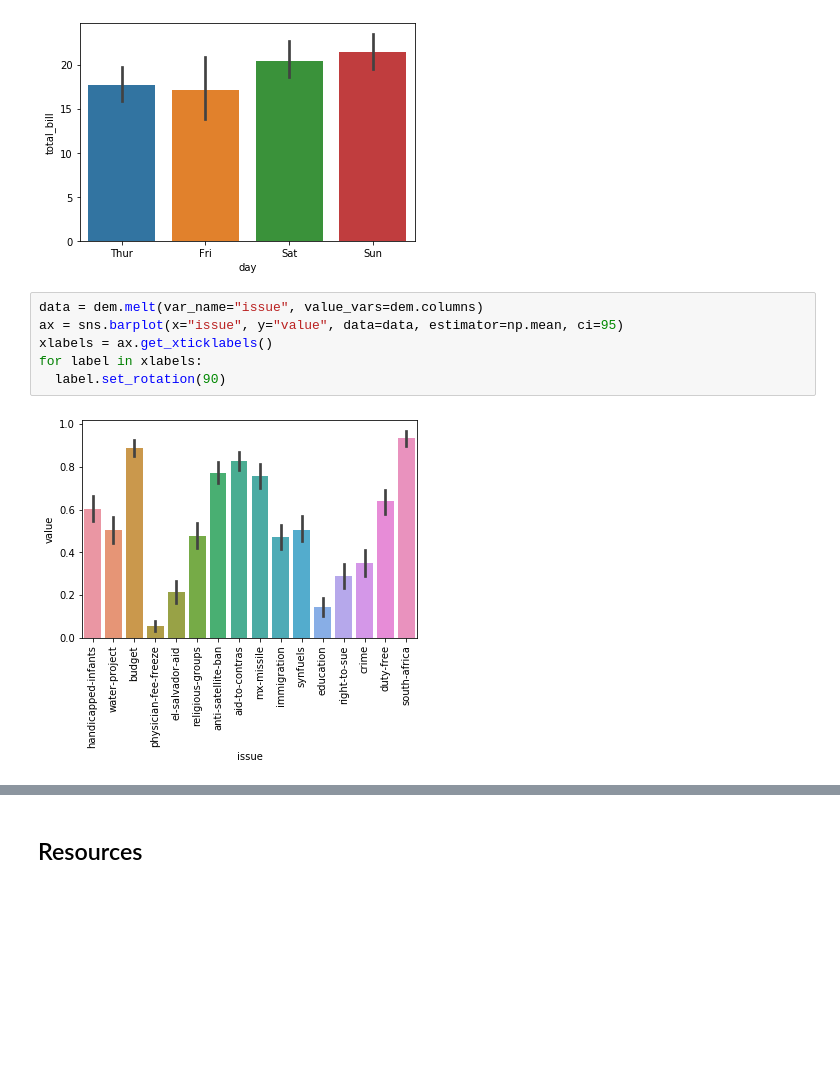
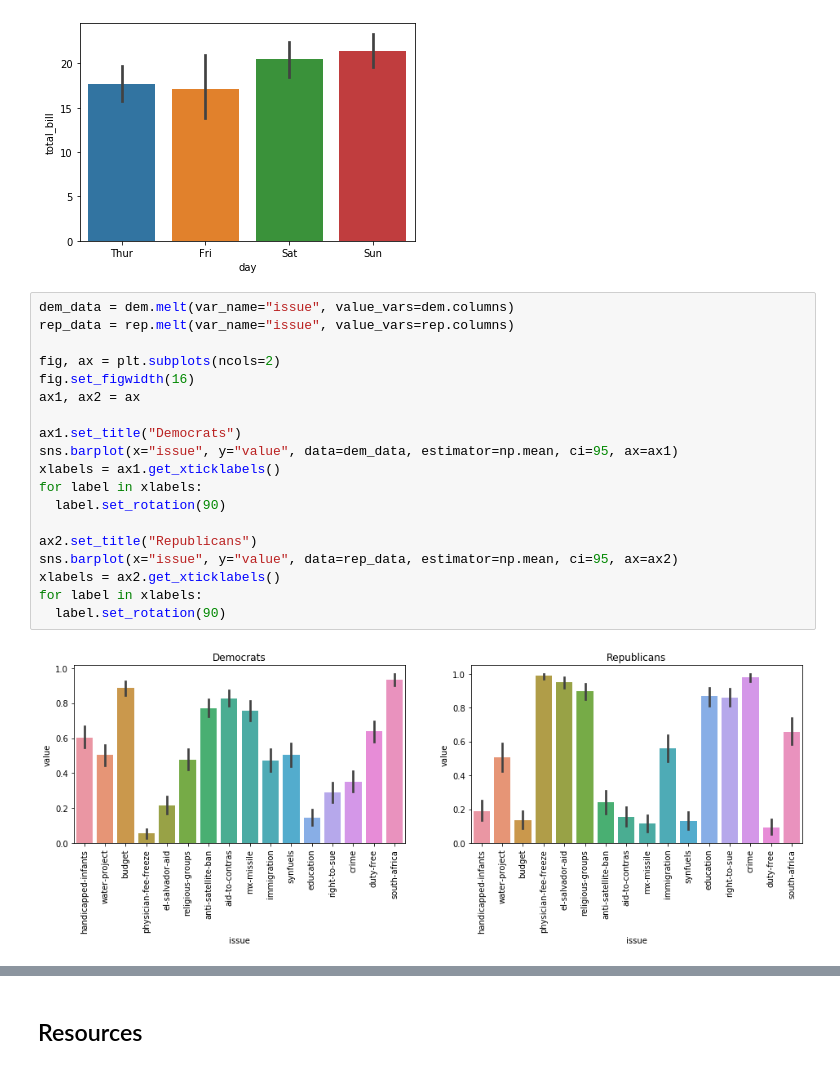
Before and after one commit to ekoly/DS-Unit-1-Sprint-2-Statistics, a Jupyter notebook: module3/LS_DS_123_Introduction_to_Bayesian_Inference_Assignment.ipynb, the cells around one changed output, grey strips where cells are left out. Cells and saved outputs as stored; diff of their text form; blank space fills up the shorter version.

```diff
--- a/module3/LS_DS_123_Introduction_to_Bayesian_Inference_Assignment.ipynb
+++ b/module3/LS_DS_123_Introduction_to_Bayesian_Inference_Assignment.ipynb
@@ -239,10 +236,23 @@ ax = sns.barplot(x="day", y="total_bill", data=tips)
 # %% [output]
 [figure]
 # %%
-data = dem.melt(var_name="issue", value_vars=dem.columns)
-ax = sns.barplot(x="issue", y="value", data=data, estimator=np.mean, ci=95)
-xlabels = ax.get_xticklabels()
+dem_data = dem.melt(var_name="issue", value_vars=dem.columns)
+rep_data = rep.melt(var_name="issue", value_vars=rep.columns)
+
+fig, ax = plt.subplots(ncols=2)
+fig.set_figwidth(16)
+ax1, ax2 = ax
+
+ax1.set_title("Democrats")
+sns.barplot(x="issue", y="value", data=dem_data, estimator=np.mean, ci=95, ax=ax1)
+xlabels = ax1.get_xticklabels()
 for label in xlabels:
   label.set_rotation(90)
+
+ax2.set_title("Republicans")
+sns.barplot(x="issue", y="value", data=rep_data, estimator=np.mean, ci=95, ax=ax2)
+xlabels = ax2.get_xticklabels()
+for label in xlabels:
+  label.set_rotation(90)
 # %% [output]
-[figure, old version]
+[figure, new version]
```
Also changed, not shown: parts of 7 cells of this notebook.
